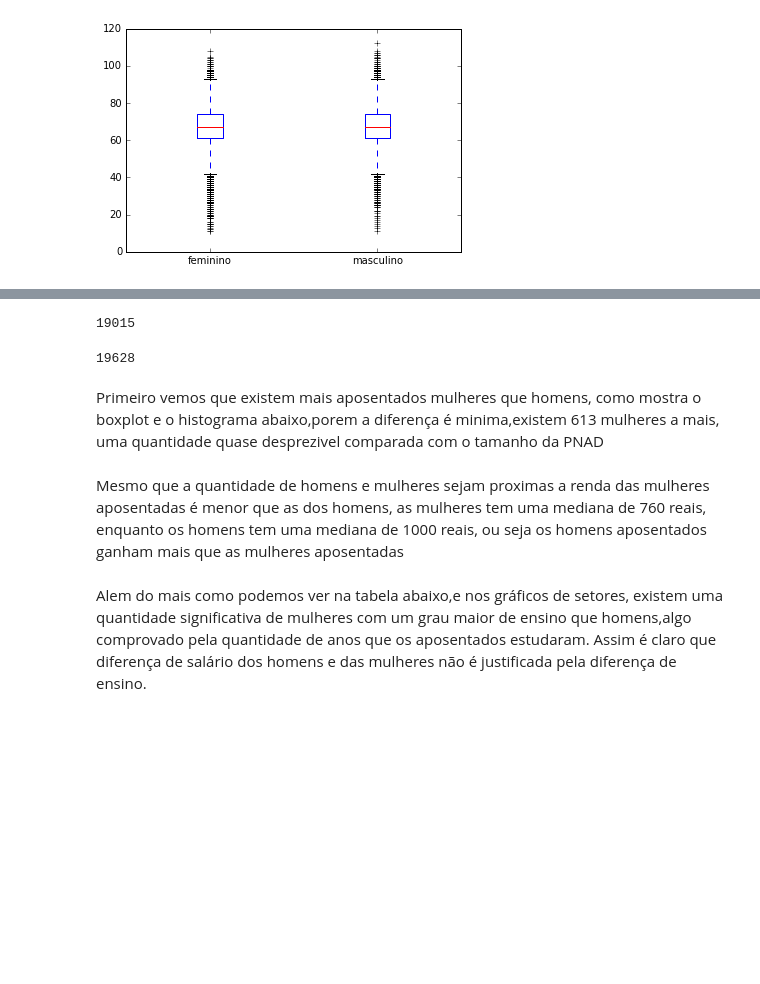
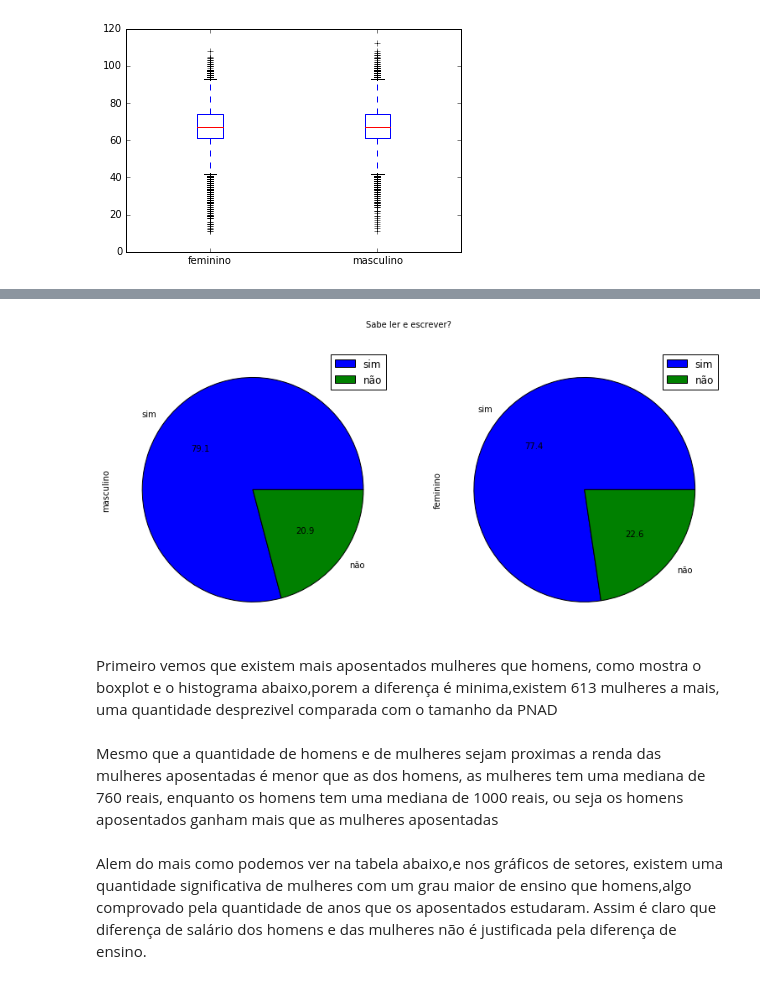
Before and after one commit to Formulos/CD, a Jupyter notebook: Projeto 1/Projeto 1.ipynb, the cells around one changed output, grey strips where cells are left out. Cells and saved outputs as stored; diff of their text form; code cells hidden in the pictures; blank space fills up the shorter version.

```diff
--- a/Projeto 1/Projeto 1.ipynb
+++ b/Projeto 1/Projeto 1.ipynb
@@ -276,16 +279,29 @@ ct3
 | não determinado | 11 | 15 | 806 |
 | All | 19015 | 19628 | 362627 |
-# %%
-dados.aposentados2[dados.sexo == 2].sum()
-# %% [output]
-19015
-# %%
-dados.aposentados2[dados.sexo == 4].sum()
-# %% [output]
-19628
+# %%
+
+ct4 = pd.crosstab(dados.sabe_ler_escrever,dados.sexo[dados.aposentados == 2],margins=True)
+
+
+
+
+
+ct4.columns = ['masculino',
+'feminino',
+'All']
+
+ct4.index = ['sim',
+'não',
+'All']
+
+ct4 = ct4.iloc[:2,0:2]
+
+plot = ct4.plot(kind='pie',title='Sabe ler e escrever?',autopct='%.1f',figsize=(13, 6),subplots=True)
+# %% [output]
+[figure, added]
 # %% [markdown]
-Primeiro vemos que existem mais aposentados mulheres que homens, como mostra o boxplot e o histograma abaixo,porem a diferença é minima,existem 613 mulheres a mais, uma quantidade quase desprezivel comparada com o tamanho da PNAD
+Primeiro vemos que existem mais aposentados mulheres que homens, como mostra o boxplot e o histograma abaixo,porem a diferença é minima,existem 613 mulheres a mais, uma quantidade desprezivel comparada com o tamanho da PNAD
 # %% [markdown]
-Mesmo que a quantidade de homens e mulheres sejam proximas a renda das mulheres aposentadas é menor que as dos homens, as mulheres tem uma mediana de 760 reais, enquanto os homens tem uma mediana de 1000 reais, ou seja os homens aposentados ganham mais que as mulheres aposentadas
+Mesmo que a quantidade de homens e de mulheres sejam proximas a renda das mulheres aposentadas é menor que as dos homens, as mulheres tem uma mediana de 760 reais, enquanto os homens tem uma mediana de 1000 reais, ou seja os homens aposentados ganham mais que as mulheres aposentadas
 # %% [markdown]
 Alem do mais como podemos ver na tabela abaixo,e nos gráficos de setores, existem uma quantidade significativa de mulheres com um grau maior de ensino que homens,algo comprovado pela quantidade de anos que os aposentados estudaram. Assim é claro que diferença de salário dos homens e das mulheres não é justificada pela diferença de ensino.
```
Also changed, not shown: parts of 7 cells of this notebook.
